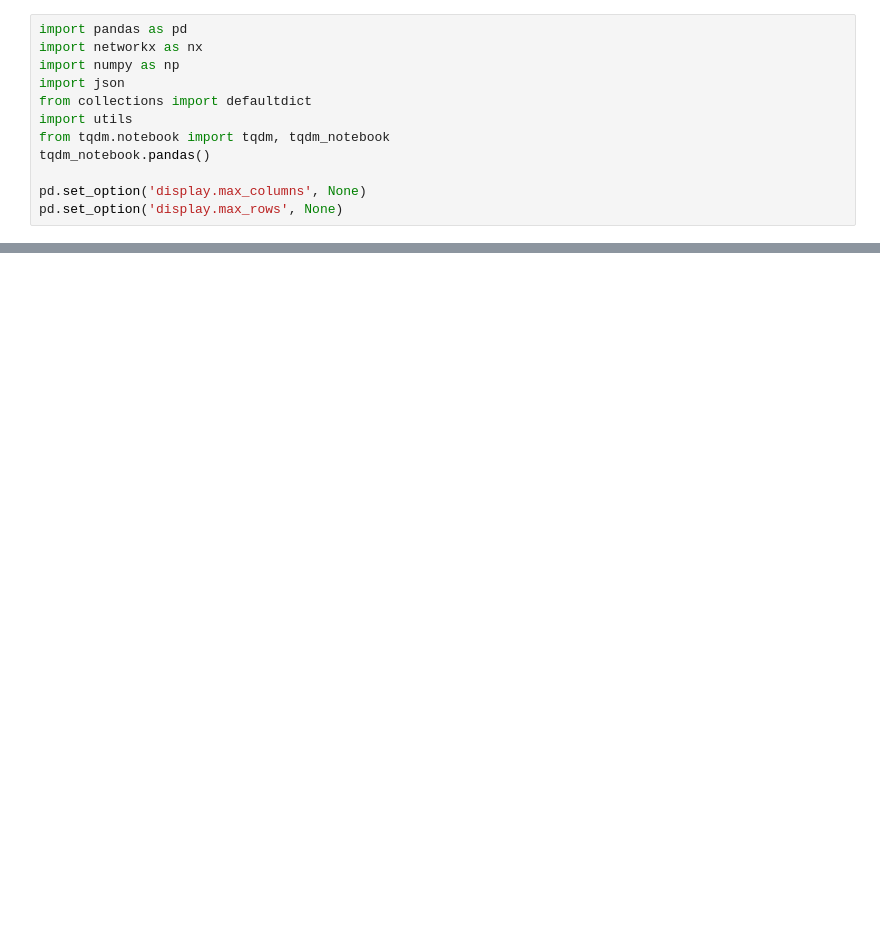
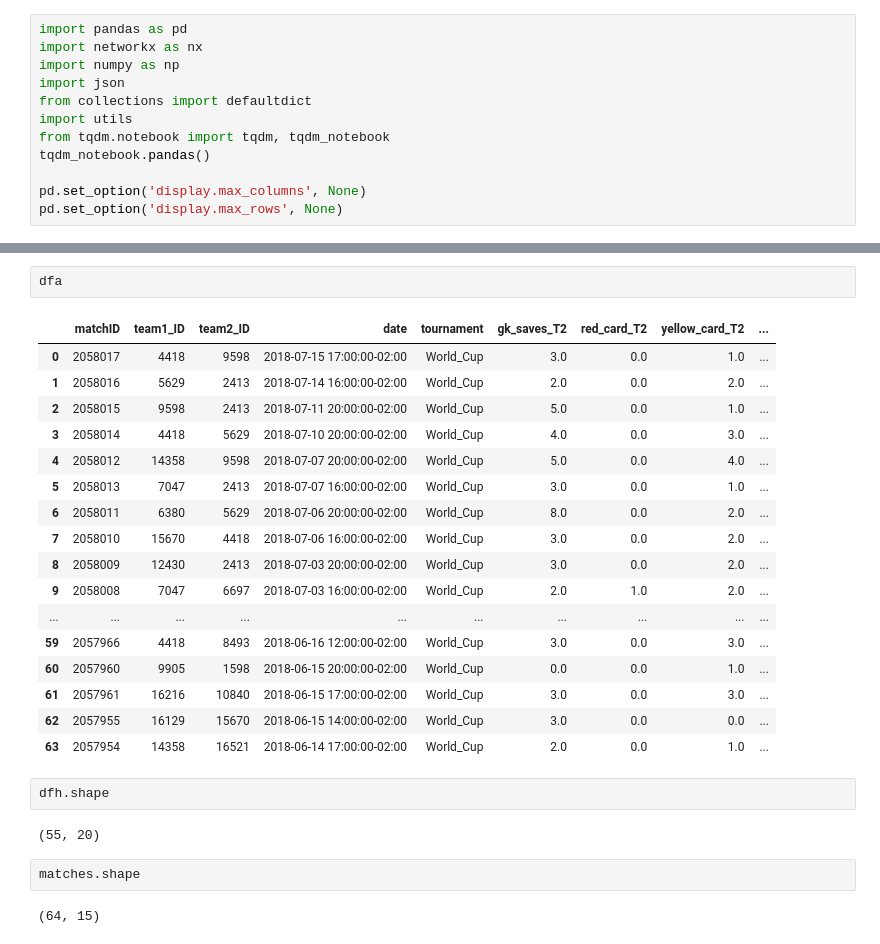
Before and after one commit to eduardobaratela/passing_network, a Jupyter notebook: events_exploration.ipynb, the cells around one changed output, grey strips where cells are left out. Saved outputs shown, nothing was run; the diff lists cells and outputs as text; blank space fills up the shorter version.

```diff
--- a/events_exploration.ipynb
+++ b/events_exploration.ipynb
@@ -267,0 +448,28 @@ df
+# %%
+dfa
+# %% [output]
+|  | matchID | team1_ID | team2_ID | date | tournament | gk_saves_T2 | red_card_T2 | yellow_card_T2 | ... |
+| 0 | 2058017 | 4418 | 9598 | 2018-07-15 17:00:00-02:00 | World_Cup | 3.0 | 0.0 | 1.0 | ... |
+| 1 | 2058016 | 5629 | 2413 | 2018-07-14 16:00:00-02:00 | World_Cup | 2.0 | 0.0 | 2.0 | ... |
+| 2 | 2058015 | 9598 | 2413 | 2018-07-11 20:00:00-02:00 | World_Cup | 5.0 | 0.0 | 1.0 | ... |
+| 3 | 2058014 | 4418 | 5629 | 2018-07-10 20:00:00-02:00 | World_Cup | 4.0 | 0.0 | 3.0 | ... |
+| 4 | 2058012 | 14358 | 9598 | 2018-07-07 20:00:00-02:00 | World_Cup | 5.0 | 0.0 | 4.0 | ... |
+| 5 | 2058013 | 7047 | 2413 | 2018-07-07 16:00:00-02:00 | World_Cup | 3.0 | 0.0 | 1.0 | ... |
+| 6 | 2058011 | 6380 | 5629 | 2018-07-06 20:00:00-02:00 | World_Cup | 8.0 | 0.0 | 2.0 | ... |
+| 7 | 2058010 | 15670 | 4418 | 2018-07-06 16:00:00-02:00 | World_Cup | 3.0 | 0.0 | 2.0 | ... |
+| 8 | 2058009 | 12430 | 2413 | 2018-07-03 20:00:00-02:00 | World_Cup | 3.0 | 0.0 | 2.0 | ... |
+| 9 | 2058008 | 7047 | 6697 | 2018-07-03 16:00:00-02:00 | World_Cup | 2.0 | 1.0 | 2.0 | ... |
+| ... | ... | ... | ... | ... | ... | ... | ... | ... | ... |
+| 59 | 2057966 | 4418 | 8493 | 2018-06-16 12:00:00-02:00 | World_Cup | 3.0 | 0.0 | 3.0 | ... |
+| 60 | 2057960 | 9905 | 1598 | 2018-06-15 20:00:00-02:00 | World_Cup | 0.0 | 0.0 | 1.0 | ... |
+| 61 | 2057961 | 16216 | 10840 | 2018-06-15 17:00:00-02:00 | World_Cup | 3.0 | 0.0 | 3.0 | ... |
+| 62 | 2057955 | 16129 | 15670 | 2018-06-15 14:00:00-02:00 | World_Cup | 3.0 | 0.0 | 0.0 | ... |
+| 63 | 2057954 | 14358 | 16521 | 2018-06-14 17:00:00-02:00 | World_Cup | 2.0 | 0.0 | 1.0 | ... |
+# %%
+dfh.shape
+# %% [output]
+(55, 20)
+# %%
+matches.shape
+# %% [output]
+(64, 15)
```
Also changed, not shown: parts of 4 cells of this notebook, 40 other files.
